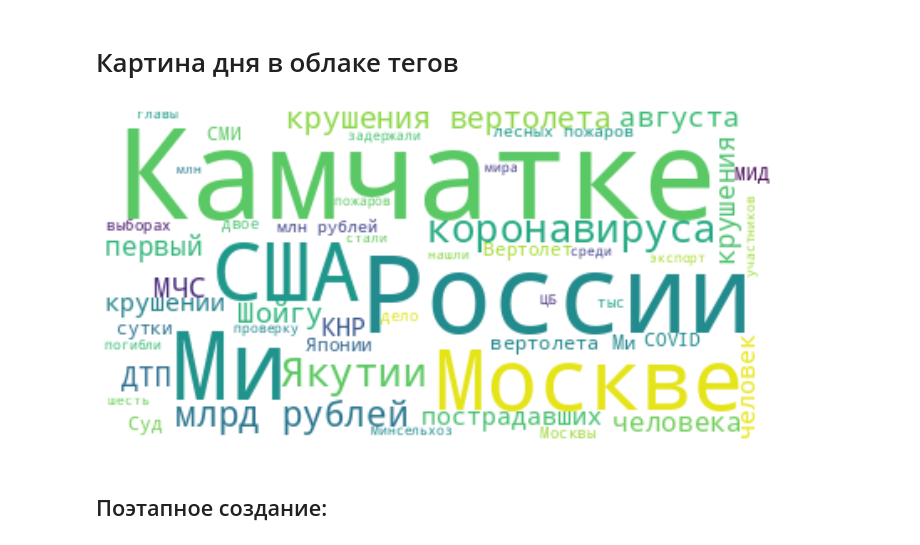
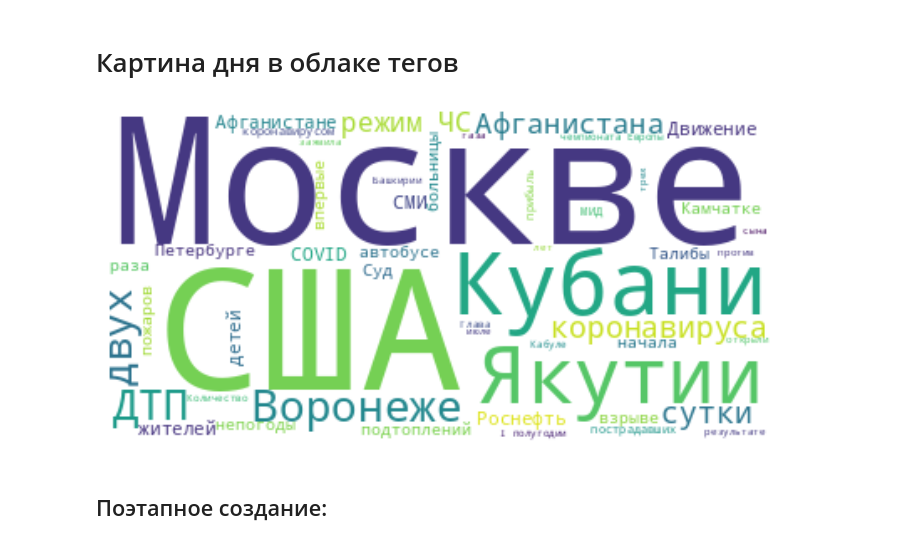
Before and after one commit to aleksmn/PyRssReader, a Jupyter notebook: wordcloud.ipynb, the cells around one changed output. Cells and saved outputs as stored; diff of their text form; code cells hidden in the pictures.

Commit message:
more stop words

```diff
--- a/wordcloud.ipynb
+++ b/wordcloud.ipynb
@@ -4,36 +4,38 @@
 from myrsslib import *
 import sqlite3
 from wordcloud import WordCloud
 from nltk.corpus import stopwords
 import matplotlib.pyplot as plt
 %matplotlib inline
 
 path_to_db = 'news.db'
 conn = sqlite3.connect(path_to_db)
 c = conn.cursor()
 
 c.execute("""SELECT time, title FROM titles
             ORDER BY time DESC
             LIMIT 900""")
 
 titles, times = [], []
 for time, title in c.fetchall():
     titles.append(title)
     times.append(time)
 
 # STOPWORDS
 russian_stopwords = stopwords.words("russian")
-more_stopwords = ['году','года', 'власти', 'заявили','заявил','области','рф']
+more_stopwords = ['Россия','России','году','года', 'власти', 'заявили','заявил','области','рф',
+     'августа', 'тыс','млн','млрд','рублей','это','около','человек','число']
 
 # Wordcloud
-wordcloud = WordCloud(max_words=50, stopwords=russian_stopwords+more_stopwords, background_color='white').generate(content)
+wordcloud = WordCloud(max_words=50, stopwords=russian_stopwords+more_stopwords, background_color='white')
+wordcloud.generate(' '.join(titles))
 
 plt.figure(figsize=(12, 18))
 plt.imshow(wordcloud, interpolation='bilinear')
 plt.axis("off")
 plt.show()
 # %% [output]
-[figure, old version]
+[figure, new version]
 # %% [markdown]
 ## Поэтапное создание:
 # %%
```
